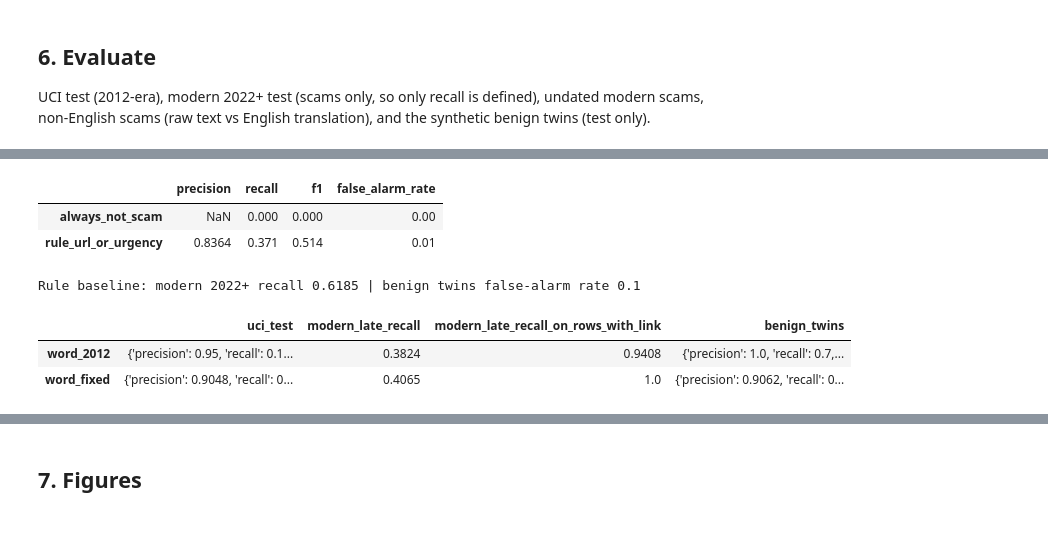
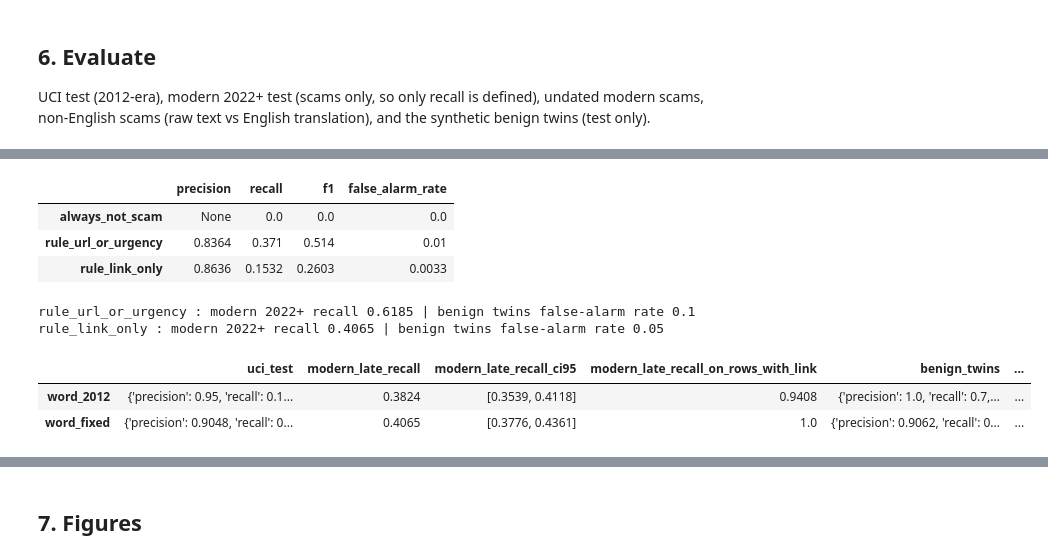
Before and after one commit to KnigguKniggu-droid/scam-drift, a Jupyter notebook: scam_drift.ipynb, the cells around one changed output, grey strips where cells are left out. Saved outputs shown, nothing was run; the diff lists cells and outputs as text; code cells hidden in the pictures; blank space fills up the shorter version.

Commit message:
Audit fixes: honest drift framing, link-only rule, near-duplicate checks, real-ham probes
Co-Authored-By: Claude Opus 5.5 <noreply@anthropic.com>

```diff
--- a/scam_drift.ipynb
+++ b/scam_drift.ipynb
@@ -15,7 +15,7 @@ Install packages (Colab only), download both public datasets if missing, and wri
 import os, sys, io, zipfile, urllib.request
 from pathlib import Path
 if "google.colab" in sys.modules:
-    !pip -q install pandas scikit-learn matplotlib joblib
+    !pip -q install pandas==3.1.1 scikit-learn==1.9.1 matplotlib joblib  # the versions used for the published numbers
 Path("data/raw").mkdir(parents=True, exist_ok=True)
 UCI_URL = "https://archive.ics.uci.edu/static/public/228/sms+spam+collection.zip"
 IMC_URL = "https://raw.githubusercontent.com/reportsmishing/Smishing-Dataset-IMC25/main/dataset/final_dataset_output.csv"
@@ -27,4 +27,10 @@ TWINS_CSV = 'text,label,category,source\nYour First Harbor Bank verification cod
 if not Path("data/benign_twins.csv").exists():
     Path("data/benign_twins.csv").write_text(TWINS_CSV, encoding="utf-8")
+import hashlib
+EXPECTED_SHA256 = {"data/raw/SMSSpamCollection": "7d039a24a6083ed9ef0f806ebad56bbb976e3aeb8de05669173bfdc4996c239d",
+                   "data/raw/imc25_smishing.csv": "1bbd1e9e82c3ea023112207b80da268a5c4a07d2353c2b0898360ab037fa9a64"}
+for f, h in EXPECTED_SHA256.items():
+    ok = hashlib.sha256(Path(f).read_bytes()).hexdigest() == h
+    print(f, "sha256 OK" if ok else "WARNING: file differs from the version used for the published numbers")
 print(sorted(os.listdir("data/raw")))
 # %% [output]
@@ -807,18 +1016,21 @@ Near-duplicate check: {'late_test_frac_with_cosine_ge_0.9_to_train': 0.0139, 'la
 | 3 | char_fixed | UCI train + modern scams <= 2021 | 0.30 | 0.8676 | 0.9516 | 0.9077 | 0.0199 | ... |
 # %%
 base = M["baselines"]
-pd.DataFrame({"always_not_scam": base["always_not_scam"]["uci_test"],
-              "rule_url_or_urgency": base["rule_url_or_urgency"]["uci_test"]}).T[["precision", "recall", "f1", "false_alarm_rate"]]
+pd.DataFrame({k: base[k]["uci_test"] for k in ["always_not_scam", "rule_url_or_urgency", "rule_link_only"]}
+             ).T[["precision", "recall", "f1", "false_alarm_rate"]]
 # %% [output]
 |  | precision | recall | f1 | false_alarm_rate |
-| always_not_scam | NaN | 0.000 | 0.000 | 0.00 |
+| always_not_scam | None | 0.0 | 0.0 | 0.0 |
 | rule_url_or_urgency | 0.8364 | 0.371 | 0.514 | 0.01 |
+| rule_link_only | 0.8636 | 0.1532 | 0.2603 | 0.0033 |
 # %%
-print("Rule baseline: modern 2022+ recall", base["rule_url_or_urgency"]["modern_late_recall"],
-      "| benign twins false-alarm rate", base["rule_url_or_urgency"]["benign_twins_false_alarm_rate"])
+for k in ["rule_url_or_urgency", "rule_link_only"]:
+    print(k, ": modern 2022+ recall", base[k]["modern_late_recall"],
+          "| benign twins false-alarm rate", base[k]["benign_twins_false_alarm_rate"])
 pd.DataFrame({k: v for k, v in M["link_gated"].items() if isinstance(v, dict)}).T
 # %% [output]
-Rule baseline: modern 2022+ recall 0.6185 | benign twins false-alarm rate 0.1
+rule_url_or_urgency : modern 2022+ recall 0.6185 | benign twins false-alarm rate 0.1
+rule_link_only : modern 2022+ recall 0.4065 | benign twins false-alarm rate 0.05
-|  | uci_test | modern_late_recall | modern_late_recall_on_rows_with_link | benign_twins |
-| word_2012 | {'precision': 0.95, 'recall': 0.1... | 0.3824 | 0.9408 | {'precision': 1.0, 'recall': 0.7,... |
-| word_fixed | {'precision': 0.9048, 'recall': 0... | 0.4065 | 1.0 | {'precision': 0.9062, 'recall': 0... |
+|  | uci_test | modern_late_recall | modern_late_recall_ci95 | modern_late_recall_on_rows_with_link | benign_twins | ... |
+| word_2012 | {'precision': 0.95, 'recall': 0.1... | 0.3824 | [0.3539, 0.4118] | 0.9408 | {'precision': 1.0, 'recall': 0.7,... | ... |
+| word_fixed | {'precision': 0.9048, 'recall': 0... | 0.4065 | [0.3776, 0.4361] | 1.0 | {'precision': 0.9062, 'recall': 0... | ... |
```
Also changed, not shown: parts of 18 cells of this notebook, 36 other files.
